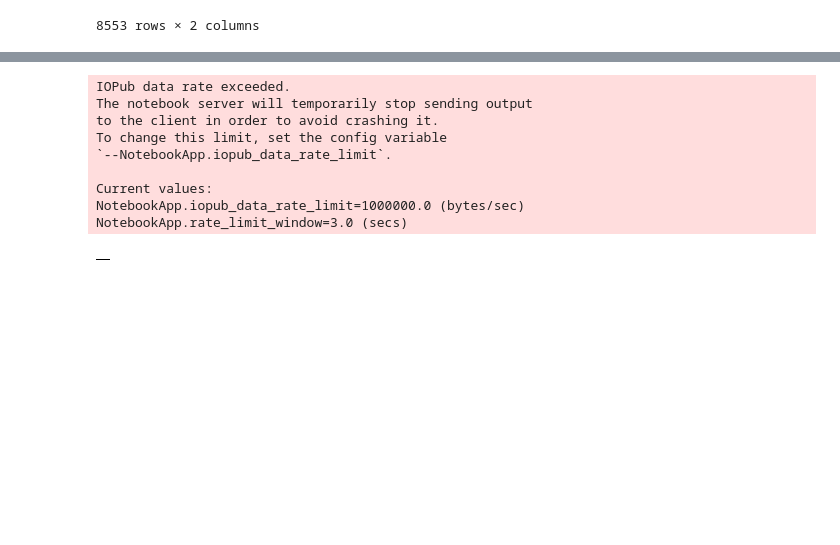
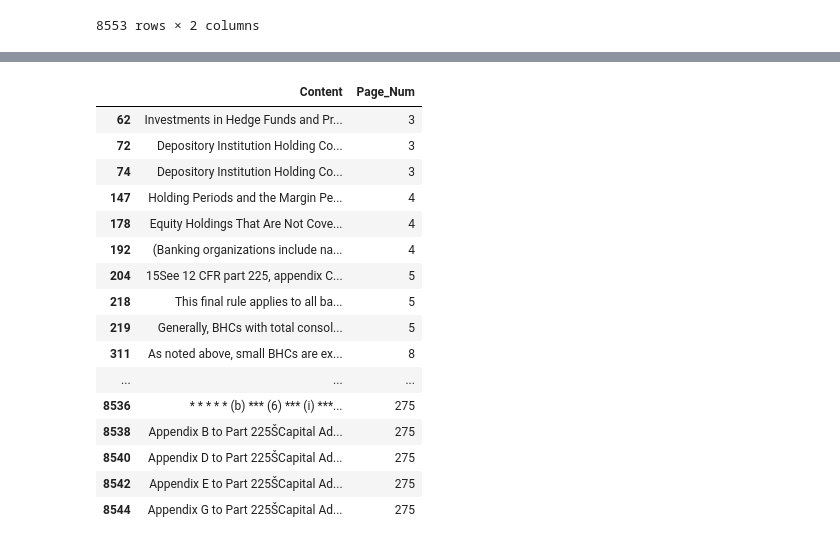
Before and after one commit to mail2sabs/CS_Repo, a Jupyter notebook: Text Search and Display .ipynb, the cells around one changed output, grey strips where cells are left out. Drawn from its saved outputs; the diff is of its cells as text; code cells hidden in the pictures; blank space fills up the shorter version.

```diff
--- a/Text Search and Display .ipynb
+++ b/Text Search and Display .ipynb
@@ -66,11 +49,0 @@ df5
-# %%
-
-df7 = pd.DataFrame()
-s1=[]
-lst1 =["Investment","Holding"]
-for z in lst1:
-    s1.append({'Page_Num': df5[df5[0].str.contains(z)]['Page_Num'], 'Content': df5[df5[0].str.contains(z)]['Content']}
-        )
-
-df7=pd.DataFrame(s1)
-#print(df7.values)
@@ -144,38 +70,0 @@ df17
-# %%
-lst1 =["Investment","Holding"]
-s12=[]
-df19=pd.DataFrame()
-for z in lst1:
-    #s12.append({'Page_Num':(df6[df6['Content'].str.contains(z)])})
-    s12.append({'Page_Num': df6[df6['Content'].str.contains(z)]['Page_Num'], 'Content': df6[df6['Content'].str.contains(z)]['Content']})
-    #s12.append(df6[df6['Content'].str.contains(z)])
-     #
-    df_1=pd.DataFrame(s1)
-    print(s1)
-    df19.append(df_1)
-
-
-#df17=df6[df6['Content'].str.contains("Investment")]
-#df17
-# %% [output]
-IOPub data rate exceeded.
-The notebook server will temporarily stop sending output
-to the client in order to avoid crashing it.
-To change this limit, set the config variable
-`--NotebookApp.iopub_data_rate_limit`.
-
-Current values:
-NotebookApp.iopub_data_rate_limit=1000000.0 (bytes/sec)
-NotebookApp.rate_limit_window=3.0 (secs)
-# %%
-
-for z in lst1:
-    s1.append({'Page_Num': df5[df5[0].str.contains(z)]['Page_Num'], 'Content': df5[df5[0].str.contains(z)]['Content']}
-    df7=pd.DataFrame(s1)
-        )
-
-df7=pd.DataFrame(s1)
-# %%
-df19
-# %% [output]
-|  |
@@ -191,0 +71,25 @@ writer.save()
+# %%
+lst1 =["Investment","Holding"]
+s12=[]
+
+for z in lst1:
+    df19=df6[df6['Content'].str.contains(z)]
+df19
+# %% [output]
+|  | Content | Page_Num |
+| 62 | Investments in Hedge Funds and Pr... | 3 |
+| 72 | Depository Institution Holding Co... | 3 |
+| 74 | Depository Institution Holding Co... | 3 |
+| 147 | Holding Periods and the Margin Pe... | 4 |
+| 178 | Equity Holdings That Are Not Cove... | 4 |
+| 192 | (Banking organizations include na... | 4 |
+| 204 | 15See 12 CFR part 225, appendix C... | 5 |
+| 218 | This final rule applies to all ba... | 5 |
+| 219 | Generally, BHCs with total consol... | 5 |
+| 311 | As noted above, small BHCs are ex... | 8 |
+| ... | ... | ... |
+| 8536 | * * * * * (b) *** (6) *** (i) ***... | 275 |
+| 8538 | Appendix B to Part 225ŠCapital Ad... | 275 |
+| 8540 | Appendix D to Part 225ŠCapital Ad... | 275 |
+| 8542 | Appendix E to Part 225ŠCapital Ad... | 275 |
+| 8544 | Appendix G to Part 225ŠCapital Ad... | 275 |
```
Also changed, not shown: parts of 7 cells of this notebook.
